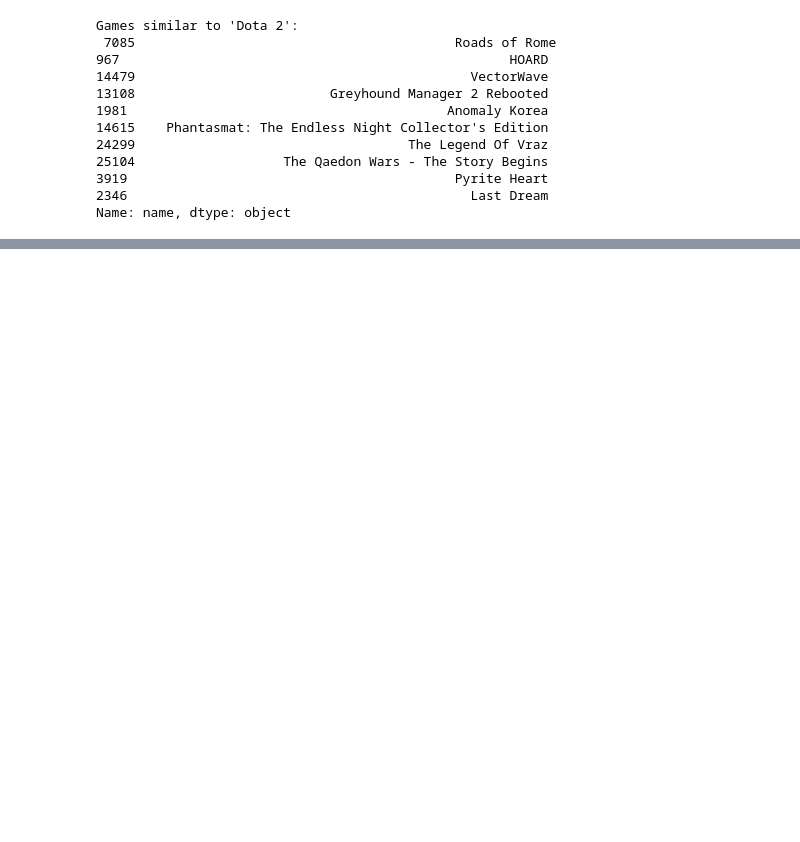
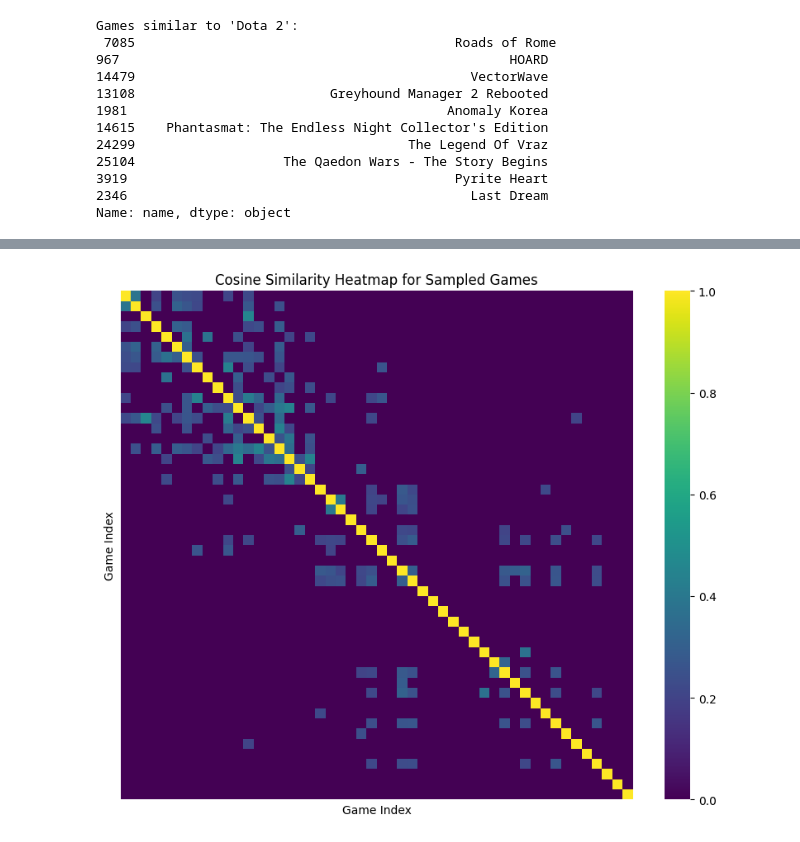
Before and after one commit to EddieChua02/Game_Recommender, a Jupyter notebook: game_recommender.ipynb, the cells around one changed output, grey strips where cells are left out. Cells and saved outputs as stored; diff of their text form; code cells hidden in the pictures; blank space fills up the shorter version.

```diff
--- a/game_recommender.ipynb
+++ b/game_recommender.ipynb
@@ -70,20 +70,3 @@ Games similar to 'Dota 2':
 3919                                          Pyrite Heart
 2346                                            Last Dream
 Name: name, dtype: object
-# %%
-# Limit the dataset size
-metadata = metadata.head(5000)  # Adjust the size as needed
-
-# Compute TF-IDF matrix
-tfidf = TfidfVectorizer(stop_words='english')
-tfidf_matrix = tfidf.fit_transform(metadata['combined_features'])
-
-# Compute sparse cosine similarity
-cosine_sim = cosine_similarity(tfidf_matrix, tfidf_matrix)
-threshold = 0.2
-cosine_sim[cosine_sim < threshold] = 0  # Apply threshold
-sparse_cosine_sim = csr_matrix(cosine_sim)
-
-# Save the sparse matrix
-joblib.dump(sparse_cosine_sim, 'cosine_sim_sparse.joblib')
-print("Sparse cosine similarity matrix saved!")
@@ -91,0 +116,18 @@ Sparse cosine similarity matrix saved!
+# %%
+import matplotlib.pyplot as plt
+import seaborn as sns
+import numpy as np
+
+# Select a subset of the similarity matrix for visualization
+sample_size = 50  # Adjust as needed
+cosine_sim_subset = cosine_sim[:sample_size, :sample_size]
+
+# Create a heatmap
+plt.figure(figsize=(10, 8))
+sns.heatmap(cosine_sim_subset, cmap='viridis', xticklabels=False, yticklabels=False)
+plt.title("Cosine Similarity Heatmap for Sampled Games")
+plt.xlabel("Game Index")
+plt.ylabel("Game Index")
+plt.show()
+# %% [output]
+[figure, added]
```
Also changed, not shown: parts of 3 cells of this notebook, 2 other files.
